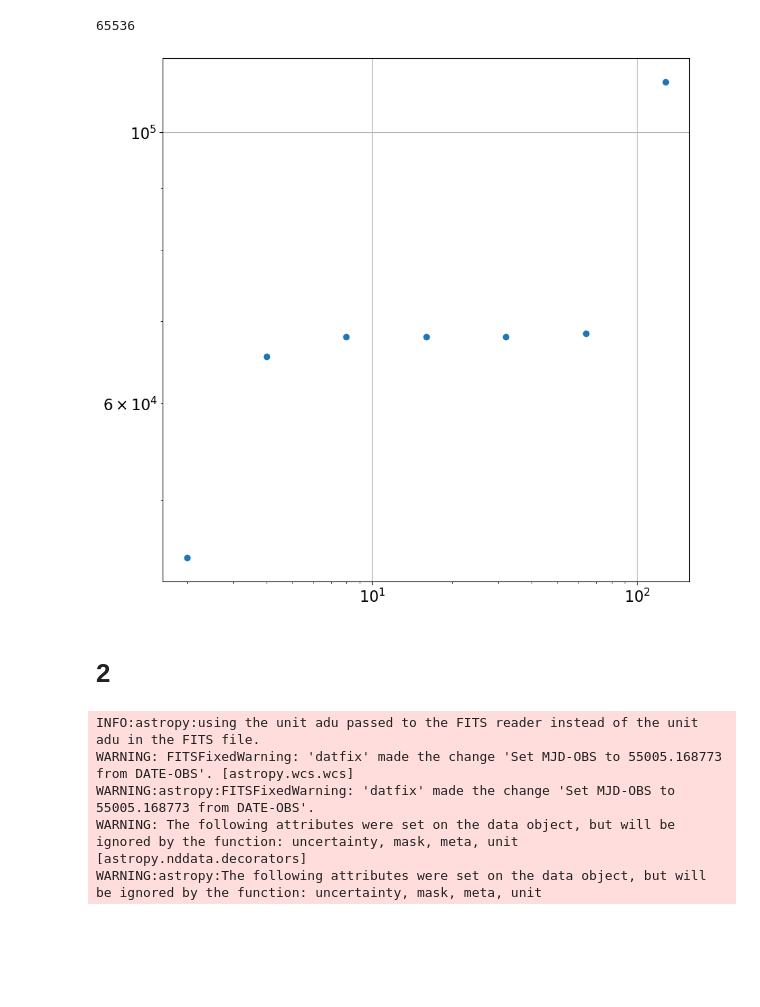
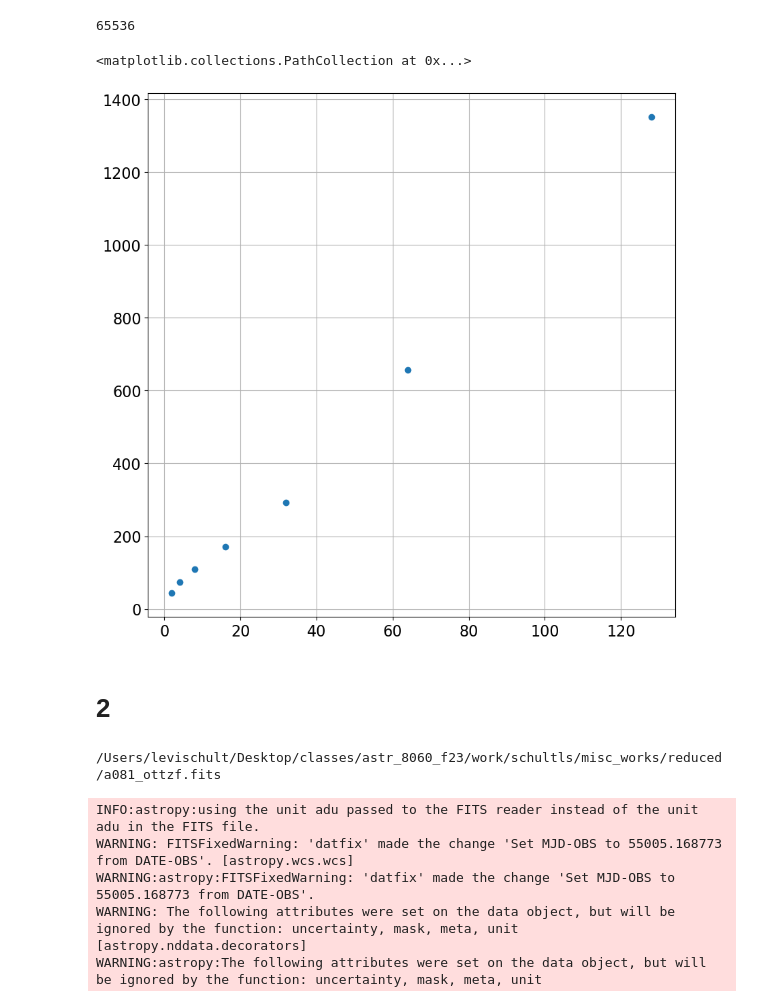
Before and after one commit to VanderbiltAstronomy/astr_8060_f23, a Jupyter notebook: work/schultls/hw6/hw6_nb.ipynb, the cells around one changed output. Saved outputs shown, nothing was run; the diff lists cells and outputs as text; code cells hidden in the pictures; blank space fills up the shorter version.

Commit message:
star ident + photometry complete(3+4)

```diff
--- a/work/schultls/hw6/hw6_nb.ipynb
+++ b/work/schultls/hw6/hw6_nb.ipynb
@@ -98,0 +99,21 @@ INFO: using the unit adu passed to the FITS reader instead of the unit adu in th
+# %%
+brightstarpos = (613, 1709)
+
+img = np.array(CCDData.read(linearity_tst_imgs[-1], unit='adu'))
+imgmn = img.mean()
+imgstd = img.std()
+min_level = imgmn - imgstd
+max_level = imgmn + imgstd
+fig = plt.subplots(1,1,figsize=(4,4))
+plt.imshow(img, vmin=min_level, vmax=max_level)
+# for ap in aperturelist:
+#     ap.plot()
+plt.xticks([])
+plt.yticks([])
+# plt.xlim(right=1600)
+# plt.ylim(top=500)
+plt.xlim(brightstarpos[0]-25, brightstarpos[0]+25)
+plt.ylim(brightstarpos[1]-25, brightstarpos[1]+25)
+plt.title('bright star')
+plt.grid(False)
+plt.show()
@@ -101,7 +126,7 @@ maxcounts = []
 exptim = [2, 4, 8, 16, 32, 64, 128]
 
 for idx, img in enumerate(linearity_tst_imgs):
-    maxcounts.append(np.max(CCDData.read(img, unit='adu')))
+    maxcounts.append(np.max(np.array(CCDData.read(img, unit='adu'))[brightstarpos[0]-25:brightstarpos[0]+25, brightstarpos[1]-25:brightstarpos[1]+25]))
 # %% [output]
 INFO:astropy:using the unit adu passed to the FITS reader instead of the unit adu in the FITS file.
 WARNING: FITSFixedWarning: 'datfix' made the change 'Set MJD-OBS to 55005.162674 from DATE-OBS'. [astropy.wcs.wcs]
@@ -135,14 +162,18 @@ INFO: using the unit adu passed to the FITS reader instead of the unit adu in th
 65536
 # %%
 plt.scatter(exptim, maxcounts)
-plt.xscale('log')
-plt.yscale('log')
+# plt.xscale('log')
+# plt.yscale('log')
 # %% [output]
+<matplotlib.collections.PathCollection at 0x...>
-[figure, old version]
+[figure, new version]
 # %% [markdown]
 # 2
 # %%
 pg16_std_img = imgs.files_filtered(imagetyp='PG1633+099', include_path=True)[17]
+print(pg16_std_img)
+# %% [output]
+/Users/levischult/Desktop/classes/astr_8060_f23/work/schultls/misc_works/reduced/a081_ottzf.fits
 # %%
 print(pg16_std_img)
 show_image(CCDData.read(pg16_std_img, unit='adu'))
```
Also changed, not shown: parts of 18 cells of this notebook.
